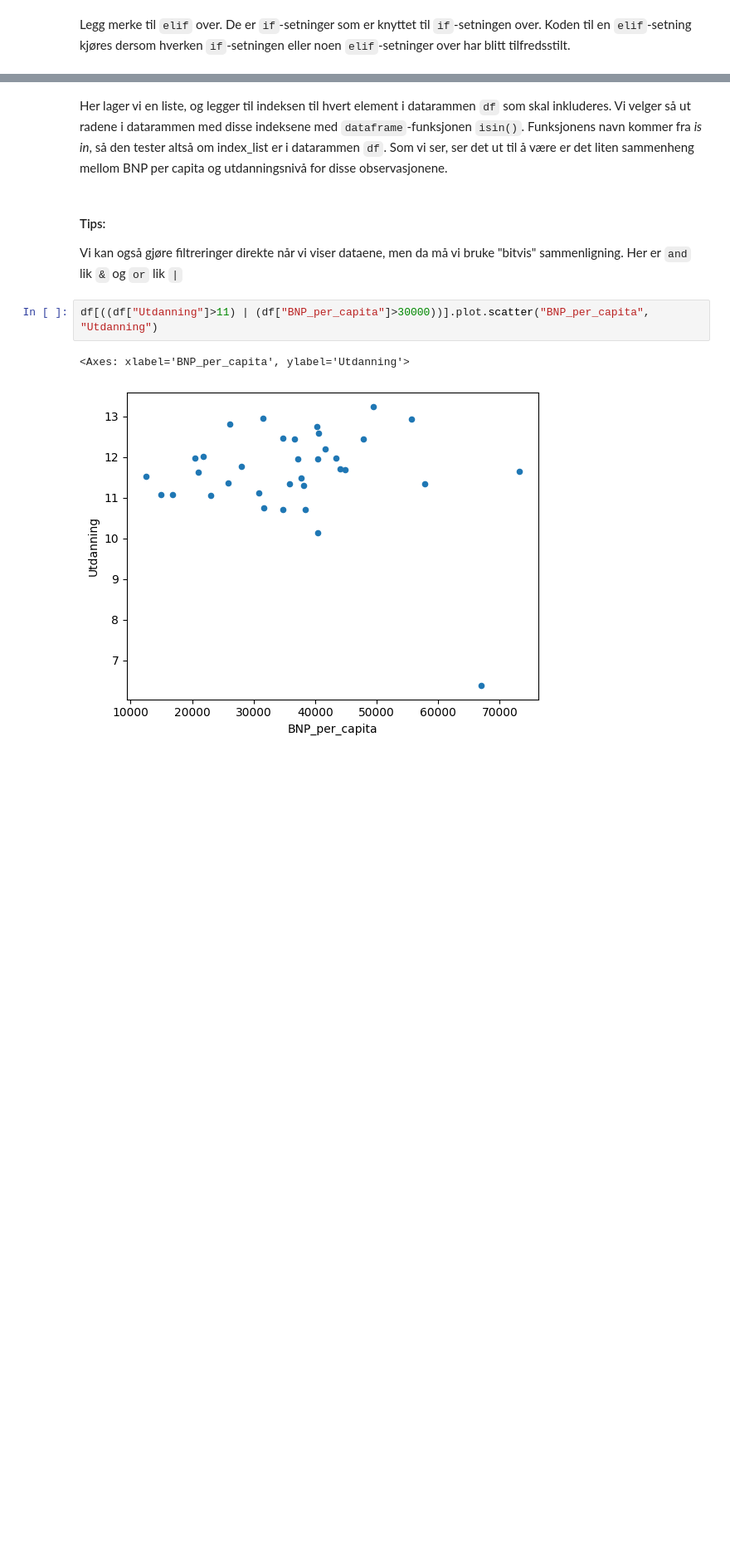
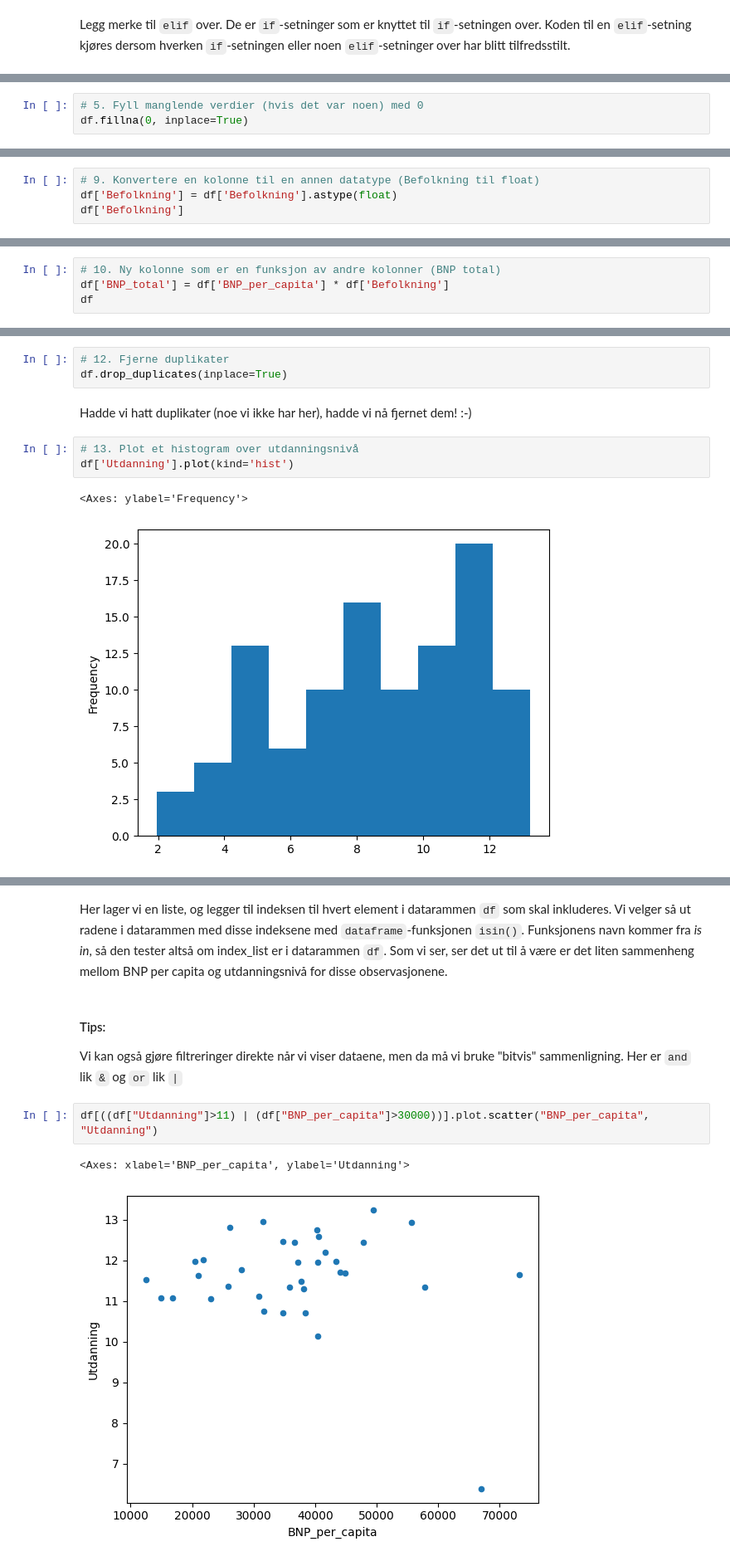
Before and after one commit to uit-sok-1003-h24/notebooks, a Jupyter notebook: 6 - Pandas, filtrering, logikk og betingelser.ipynb, the cells around one changed output, grey strips where cells are left out. Shown at 83% size. Drawn from its saved outputs; the diff is of its cells as text; blank space fills up the shorter version.

```diff
--- a/6 - Pandas, filtrering, logikk og betingelser.ipynb
+++ b/6 - Pandas, filtrering, logikk og betingelser.ipynb
@@ -121,0 +276,3 @@ Successfully installed contourpy-1.2.1 cycler-0.12.1 fonttools-4.53.0 kiwisolver
+# %%
+# 5. Fyll manglende verdier (hvis det var noen) med 0
+df.fillna(0, inplace=True)
@@ -121,0 +343,4 @@ Successfully installed contourpy-1.2.1 cycler-0.12.1 fonttools-4.53.0 kiwisolver
+# %%
+# 9. Konvertere en kolonne til en annen datatype (Befolkning til float)
+df['Befolkning'] = df['Befolkning'].astype(float)
+df['Befolkning']
@@ -121,0 +362,4 @@ Successfully installed contourpy-1.2.1 cycler-0.12.1 fonttools-4.53.0 kiwisolver
+# %%
+# 10. Ny kolonne som er en funksjon av andre kolonner (BNP total)
+df['BNP_total'] = df['BNP_per_capita'] * df['Befolkning']
+df
@@ -122,3 +408,14 @@ Successfully installed contourpy-1.2.1 cycler-0.12.1 fonttools-4.53.0 kiwisolver
+# %%
+# 12. Fjerne duplikater
+df.drop_duplicates(inplace=True)
+# %% [markdown]
+Hadde vi hatt duplikater (noe vi ikke har her), hadde vi nå fjernet dem! :-)
+# %%
+# 13. Plot et histogram over utdanningsnivå
+df['Utdanning'].plot(kind='hist')
+# %% [output]
+<Axes: ylabel='Frequency'>
+[figure, added]
 # %%
 import pandas as pd
 import matplotlib.pyplot as plt
```
Also changed, not shown: parts of 141 cells of this notebook, 1 other file.
